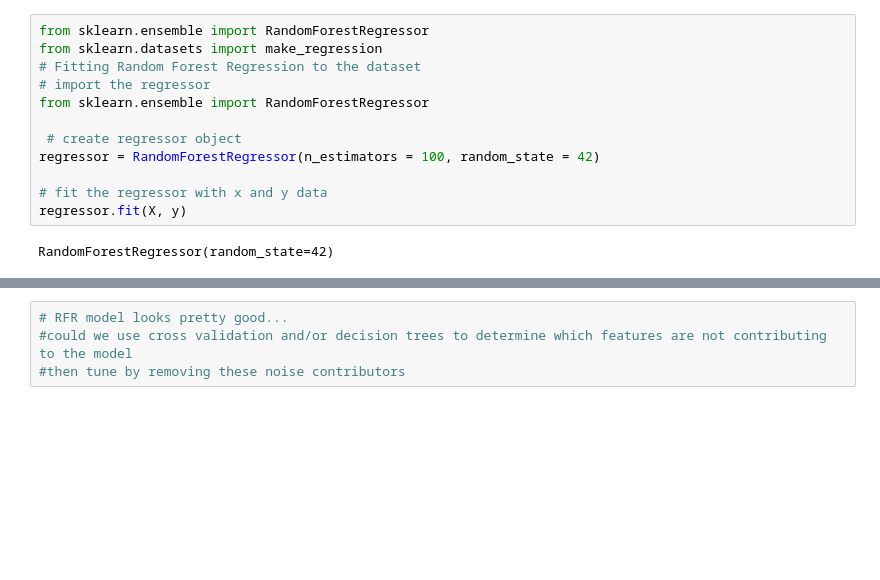
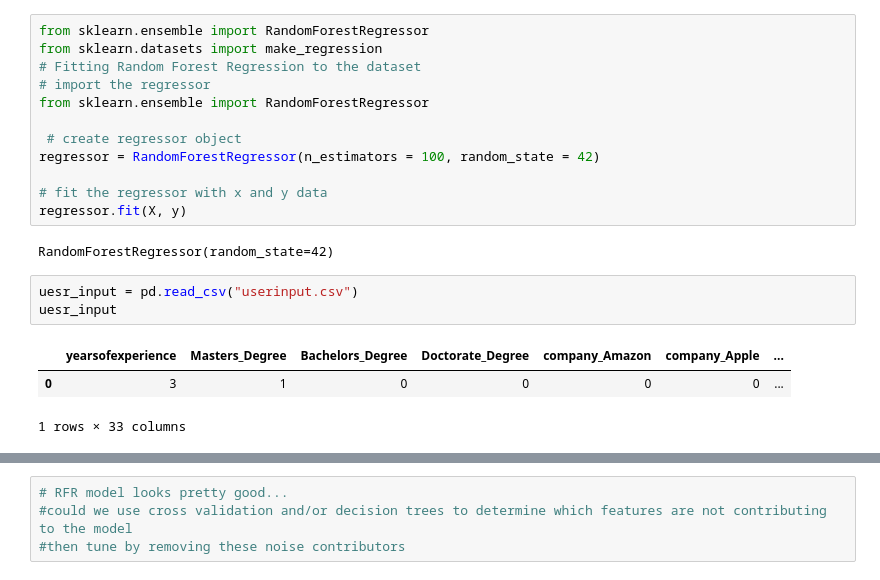
Before and after one commit to Sirius0531/sandbox, a Jupyter notebook: LinearRegression_RandomForestRegressor.ipynb, the cells around one changed output, grey strips where cells are left out. Drawn from its saved outputs; the diff is of its cells as text; blank space fills up the shorter version.

```diff
--- a/LinearRegression_RandomForestRegressor.ipynb
+++ b/LinearRegression_RandomForestRegressor.ipynb
@@ -150,3 +155,10 @@ regressor = RandomForestRegressor(n_estimators = 100, random_state = 42)
 regressor.fit(X, y)
 # %% [output]
 RandomForestRegressor(random_state=42)
+# %%
+uesr_input = pd.read_csv("userinput.csv")
+uesr_input
+# %% [output]
+|  | yearsofexperience | Masters_Degree | Bachelors_Degree | Doctorate_Degree | company_Amazon | company_Apple | ... |
+| 0 | 3 | 1 | 0 | 0 | 0 | 0 | ... |
+1 rows × 33 columns
```
Also changed, not shown: parts of 13 cells of this notebook, 10 other files.
